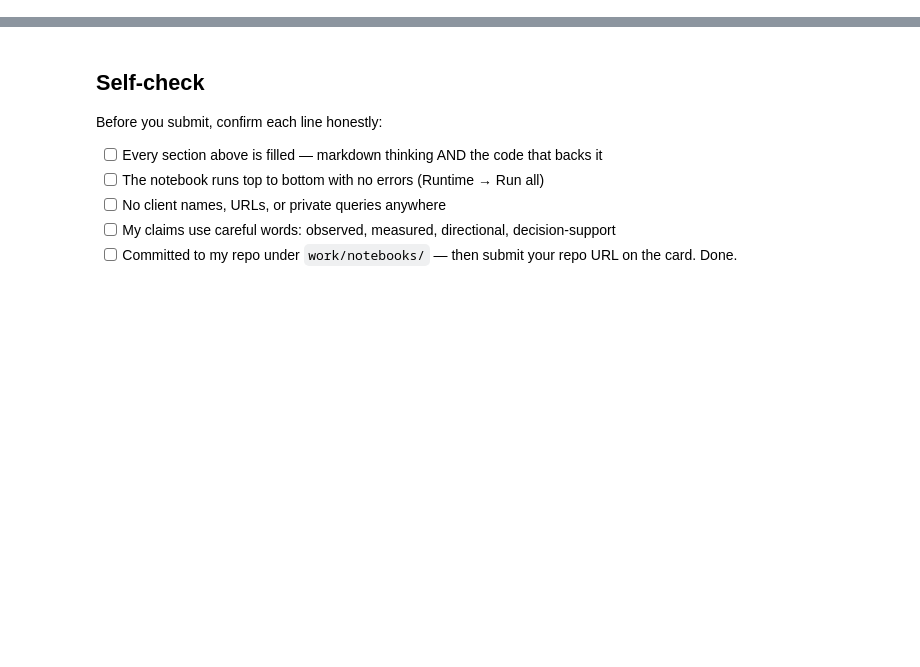
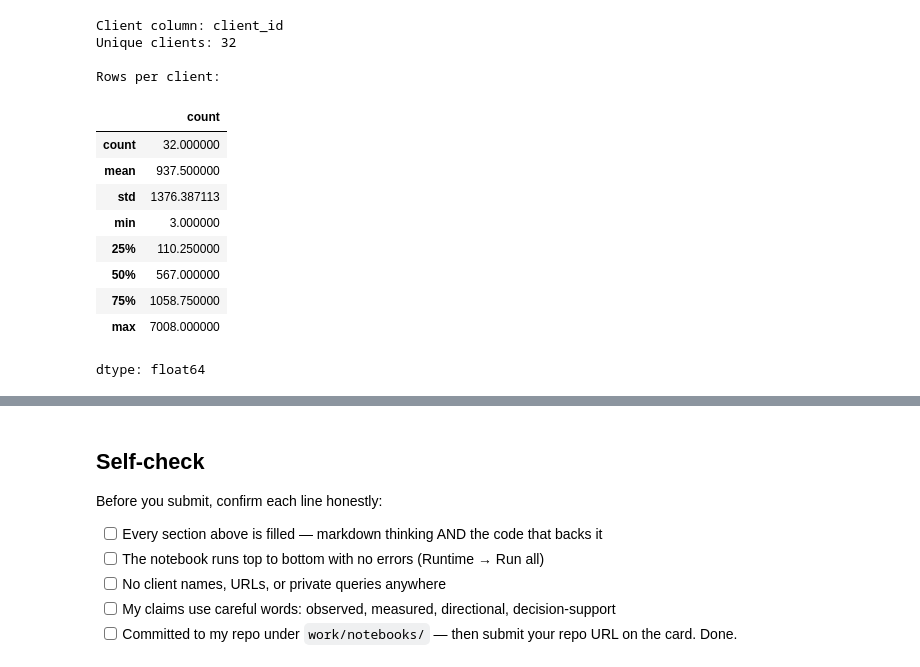
Before and after one commit to mbinaqeel-analyst/flyrank-ml-internship, a Jupyter notebook: work/notebooks/w06_validation_audit.ipynb, the cells around one changed output, grey strips where cells are left out. Cells and saved outputs as stored; diff of their text form; code cells hidden in the pictures; blank space fills up the shorter version.

```diff
--- a/work/notebooks/w06_validation_audit.ipynb
+++ b/work/notebooks/w06_validation_audit.ipynb
@@ -36,0 +372,46 @@ This skeleton is yours to fill. Work the sections **in order** — each one has
+# %%
+# ============================================================
+# CLIENT GROUP CHECK
+# ============================================================
+
+possible_client_columns = [
+    "client_hash_id",
+    "client_id",
+    "client"
+]
+
+client_column = None
+
+for col in possible_client_columns:
+    if col in model_df.columns:
+        client_column = col
+        break
+
+if client_column is None:
+    raise KeyError(
+        "No client identifier column was found. "
+        "A client-grouped validation split requires a client column."
+    )
+
+groups = model_df[client_column].astype(str)
+
+print("Client column:", client_column)
+print("Unique clients:", groups.nunique())
+print()
+print("Rows per client:")
+display(groups.value_counts().describe())
+# %% [output]
+Client column: client_id
+Unique clients: 32
+
+Rows per client:
+|  | count |
+| count | 32.000000 |
+| mean | 937.500000 |
+| std | 1376.387113 |
+| min | 3.000000 |
+| 25% | 110.250000 |
+| 50% | 567.000000 |
+| 75% | 1058.750000 |
+| max | 7008.000000 |
+dtype: float64
```
Also changed, not shown: parts of 29 cells of this notebook.
